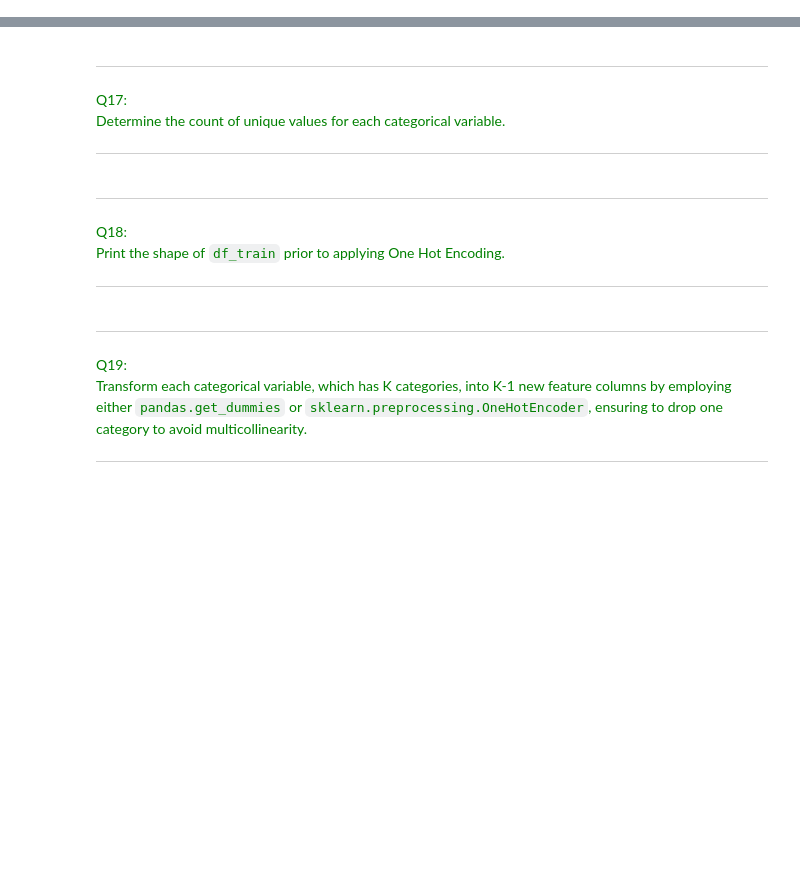
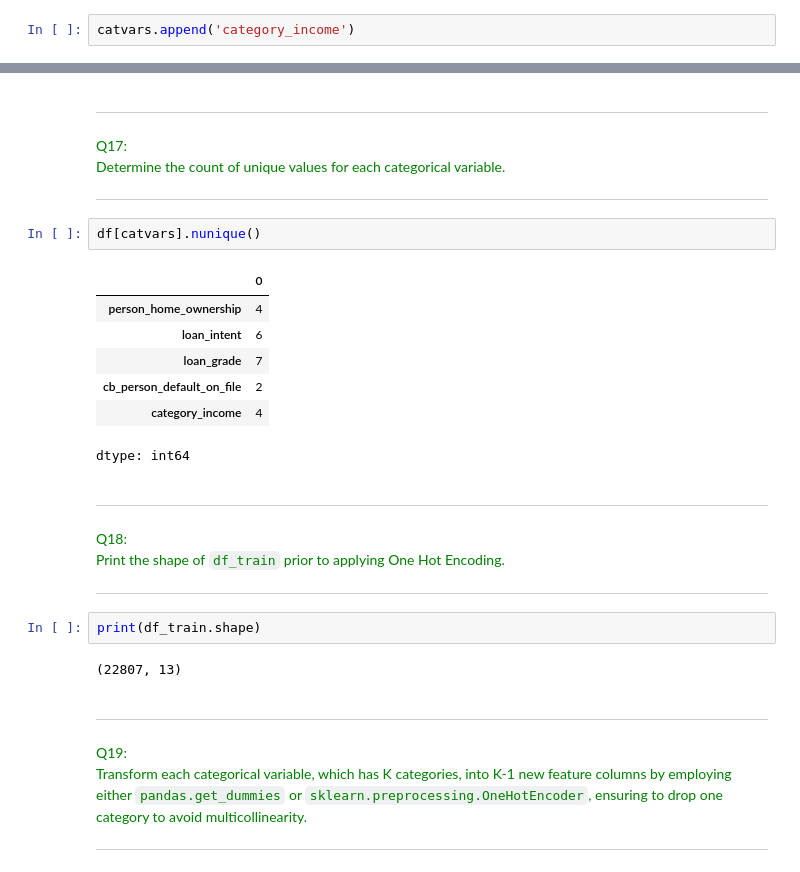
Before and after one commit to lilliaaaaa/Python-ml, a Jupyter notebook: Programming_Sessions/Programming_Session_2/Programming_Session_2.ipynb, the cells around one changed output, grey strips where cells are left out. Drawn from its saved outputs; the diff is of its cells as text; blank space fills up the shorter version.

```diff
--- a/Programming_Sessions/Programming_Session_2/Programming_Session_2.ipynb
+++ b/Programming_Sessions/Programming_Session_2/Programming_Session_2.ipynb
@@ -304,3 +324,5 @@ Include the newly created `category_income` feature in the `catvars` list, which
 </font>
 
 ---
+# %%
+catvars.append('category_income')
@@ -406,6 +477,16 @@ Determine the count of unique values for each categorical variable.
 </font>
 
 ---
+# %%
+df[catvars].nunique()
+# %% [output]
+|  | 0 |
+| person_home_ownership | 4 |
+| loan_intent | 6 |
+| loan_grade | 7 |
+| cb_person_default_on_file | 2 |
+| category_income | 4 |
+dtype: int64
 # %% [markdown]
 ---
 <font color=green>Q18:</font>
@@ -414,6 +495,10 @@ Print the shape of `df_train` prior to applying One Hot Encoding.
 </font>
 
 ---
+# %%
+print(df_train.shape)
+# %% [output]
+(22807, 13)
 # %% [markdown]
 ---
 <font color=green>Q19:</font>
```
Also changed, not shown: parts of 20 cells of this notebook.
